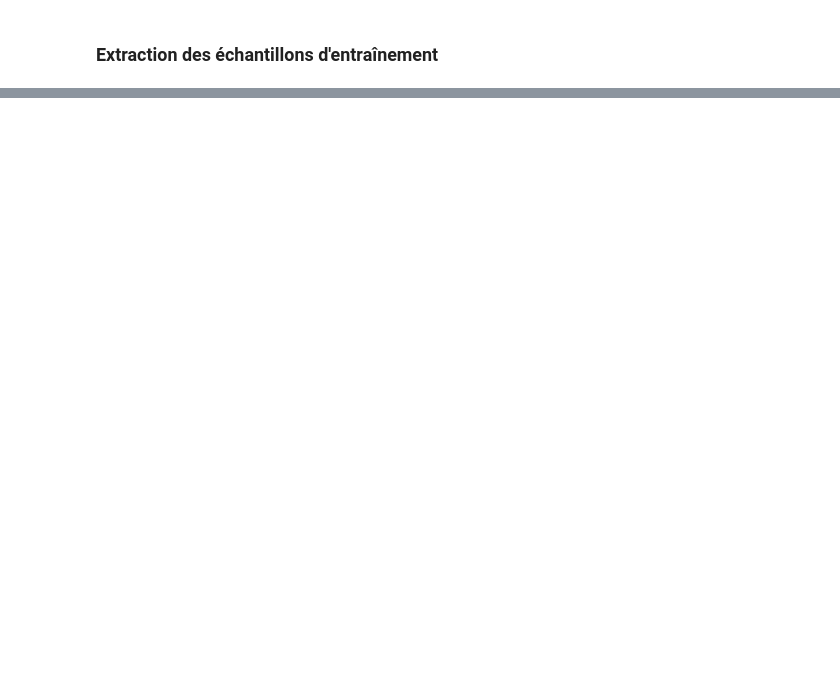
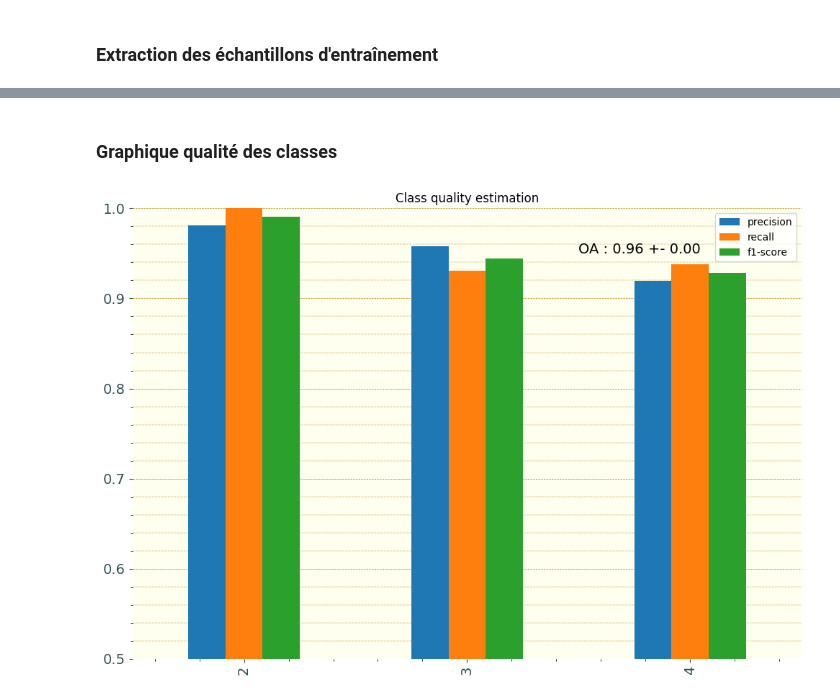
Before and after one commit to diallodjiby/projet_teledectection_DIALLO_Djiby, a Jupyter notebook: projet_telea_DIALLO_Djiby.ipynb, the cells around one changed output, grey strips where cells are left out. Saved outputs shown, nothing was run; the diff lists cells and outputs as text; code cells hidden in the pictures; blank space fills up the shorter version.

```diff
--- a/projet_telea_DIALLO_Djiby.ipynb
+++ b/projet_telea_DIALLO_Djiby.ipynb
@@ -836,0 +571,17 @@ La confiance est très élevée pour la classe Herbe, et légèrement plus modé
+# %%
+a_report = list_report[0]
+
+mean_df_report = pd.DataFrame(
+    mean_report,
+    index=a_report.index,
+    columns=a_report.columns
+)
+
+std_df_report = pd.DataFrame(
+    std_report,
+    index=a_report.index,
+    columns=a_report.columns
+)
+
+display(mean_df_report)
+display(std_df_report)
@@ -836,0 +607,41 @@ La confiance est très élevée pour la classe Herbe, et légèrement plus modé
+# %% [markdown]
+### Graphique qualité des classes
+# %%
+fig, ax = plt.subplots(figsize=(10, 7))
+
+ax = mean_df_report.T.plot.bar(
+    ax=ax,
+    yerr=std_df_report.T,
+    zorder=2
+)
+
+ax.set_ylim(0.5, 1)
+
+ax.text(
+    1.5, 0.95,
+    'OA : {:.2f} +- {:.2f}'.format(mean_accuracy, std_accuracy),
+    fontsize=14
+)
+
+ax.set_title('Class quality estimation')
+
+# style
+ax.set_facecolor('ivory')
+
+ax.spines["top"].set_visible(False)
+ax.spines["right"].set_visible(False)
+ax.spines["bottom"].set_visible(False)
+ax.spines["left"].set_visible(False)
+
+ax.tick_params(axis='x', colors='darkslategrey', labelsize=14)
+ax.tick_params(axis='y', colors='darkslategrey', labelsize=14)
+
+ax.minorticks_on()
+ax.yaxis.grid(which='major', color='darkgoldenrod', linestyle='--', linewidth=0.5)
+ax.yaxis.grid(which='minor', color='darkgoldenrod', linestyle='-.', linewidth=0.3)
+
+plt.tight_layout()
+plt.savefig(sortie_qualite, bbox_inches='tight')
+plt.show()
+# %% [output]
+[figure, added]
```
Also changed, not shown: parts of 63 cells of this notebook, 1 other file.
